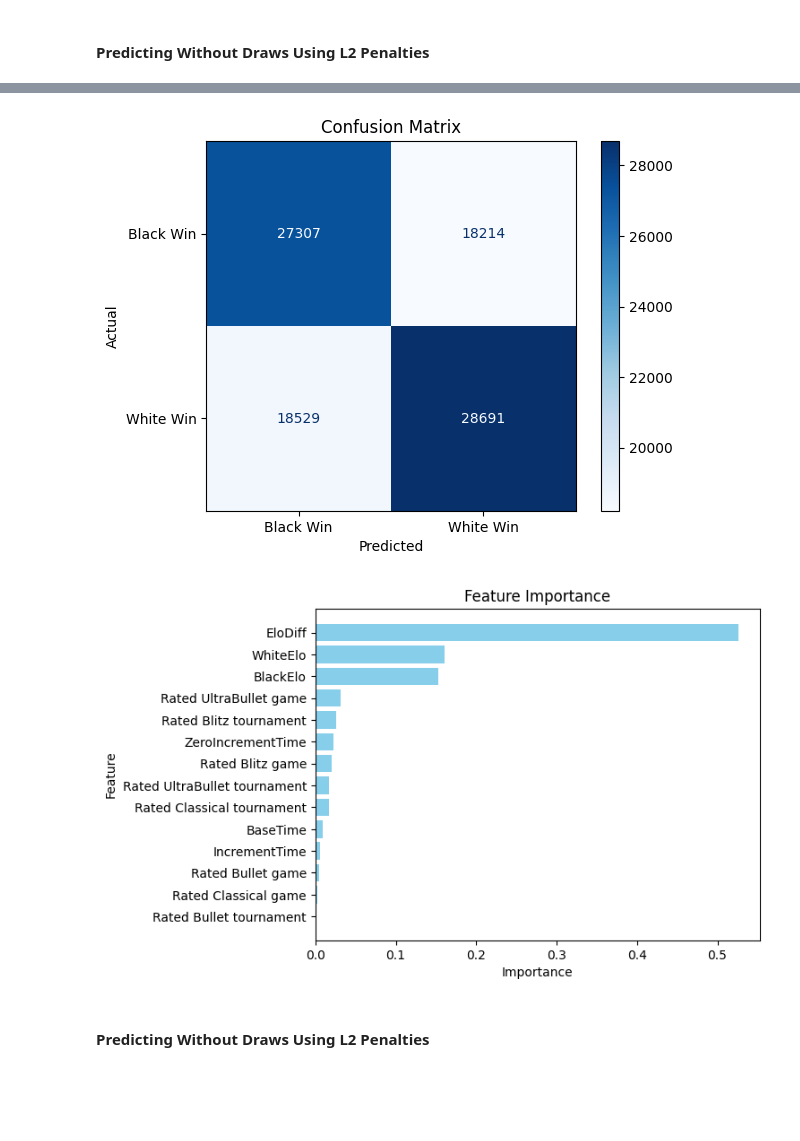
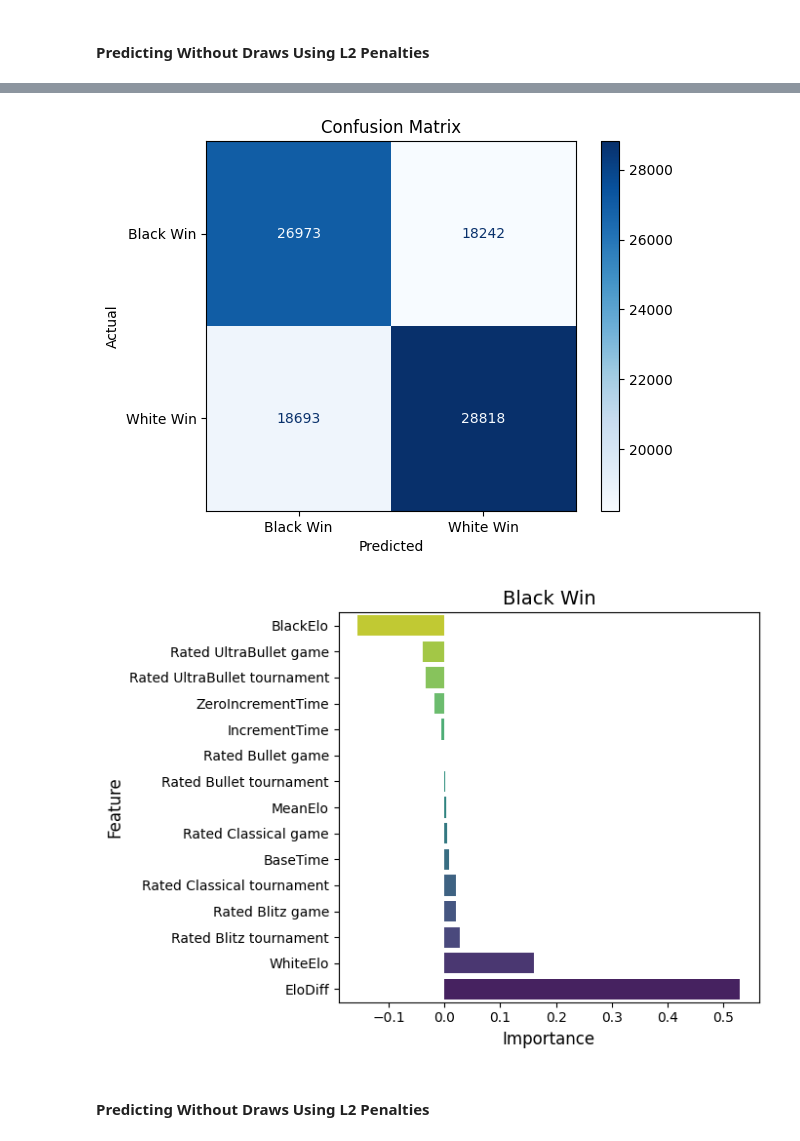
Before and after one commit to Tikhon-Radkevich/Chess-Winner-Prediction, a Jupyter notebook: notebooks/baseline.ipynb, the cells around one changed output, grey strips where cells are left out. Saved outputs shown, nothing was run; the diff lists cells and outputs as text; code cells hidden in the pictures; blank space fills up the shorter version.

Commit message:
show importance update

```diff
--- a/notebooks/baseline.ipynb
+++ b/notebooks/baseline.ipynb
@@ -78,11 +77,12 @@ Let's implement a logistic regression model to predict the outcome of the game.
 
 I will try to predict the result both with and without considering draws.
 # %%
-def apply_logistic_regression(predict_draws, train, valid, penalty="l1", solver="saga", max_iter=300, tol=1e-3):
+def apply_logistic_regression(predict_draws, train, valid, penalty="l1", solver="saga", max_iter=300, tol=1e-3, c=0.01):
     X_train, y_train = get_x_and_y(train, predict_draws=predict_draws)
     X_valid, y_valid = get_x_and_y(valid, predict_draws=predict_draws)
 
     model = LogisticRegression(
+        C=c,  # smaller value -> stronger regularization
         random_state=BASELINE_RANDOM_STATE,
         class_weight=get_class_weights(y_train),
         tol=tol,
@@ -92,10 +92,10 @@ def apply_logistic_regression(predict_draws, train, valid, penalty="l1", solver=
     )
     model.fit(X_train, y_train)
 
-    feature_importance = np.abs(model.coef_[0])
+    feature_importance = model.coef_
     estimate_baseline_model(model, feature_importance, X_train, y_train, X_valid, y_valid)
 # %% [markdown]
 #### Predicting Without Draws Using L2 Penalties
 # %%
-apply_logistic_regression(predict_draws=False, train=train_data, valid=valid_data, penalty="l2")
+l2_no_draws_model = apply_logistic_regression(predict_draws=False, train=train_data, valid=valid_data, penalty="l2", tol=0.01)
 # %% [output]
@@ -111,5 +111,5 @@ weighted avg       0.60      0.60      0.60    770311              0.60      0.6
-[figure, old version]
+[figure, new version]
-[figure, old version]
+[figure, new version]
 # %% [markdown]
 #### Predicting Without Draws Using L2 Penalties
 # %%
```
Also changed, not shown: parts of 14 cells of this notebook, 2 other files.
